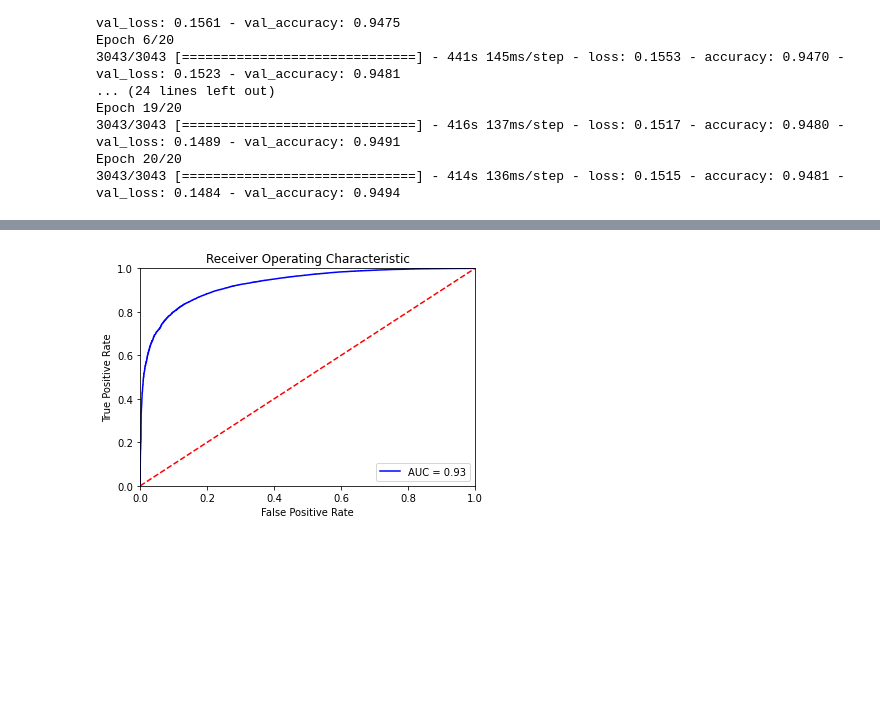
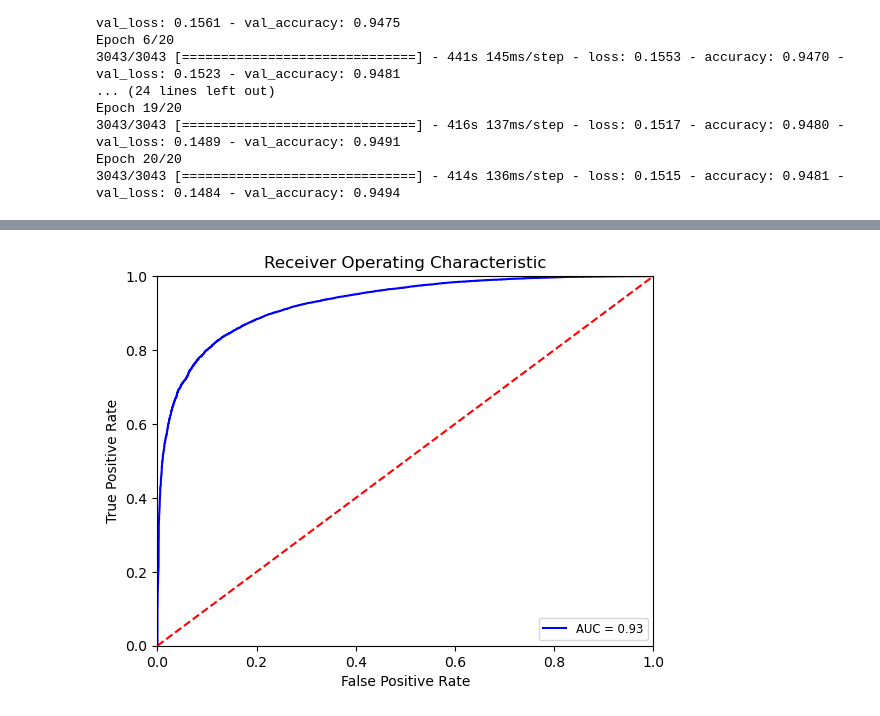
Before and after one commit to Maoelan/hotel-reviews-sentiment-analysis, a Jupyter notebook: modelling.ipynb, the cells around one changed output, grey strips where cells are left out. Cells and saved outputs as stored; diff of their text form; code cells hidden in the pictures; blank space fills up the shorter version.

```diff
--- a/modelling.ipynb
+++ b/modelling.ipynb
@@ -198,13 +202,15 @@ y_pred_prob = model.predict(test_padded)
 fpr, tpr, threshold = roc_curve(label_test[:, 1], y_pred_prob[:, 1])
 roc_auc = auc(fpr, tpr)
 
+plt.style.use("default")
 plt.title('Receiver Operating Characteristic')
 plt.plot(fpr, tpr, 'b', label = 'AUC = %0.2f' % roc_auc)
-plt.legend(loc = 'lower right')
+plt.legend(fontsize='small', loc='lower right')
 plt.plot([0, 1], [0, 1],'r--')
 plt.xlim([0, 1])
 plt.ylim([0, 1])
 plt.ylabel('True Positive Rate')
 plt.xlabel('False Positive Rate')
+plt.savefig('images/roc_curve.png')
 plt.show()
 # %% [output]
@@ -212,4 +218,4 @@ plt.show()
-[figure, old version]
+[figure, new version]
 # %%
 model.evaluate(test_padded, label_test)
 # %% [output]
```
Also changed, not shown: parts of 9 cells of this notebook, 8 other files.
